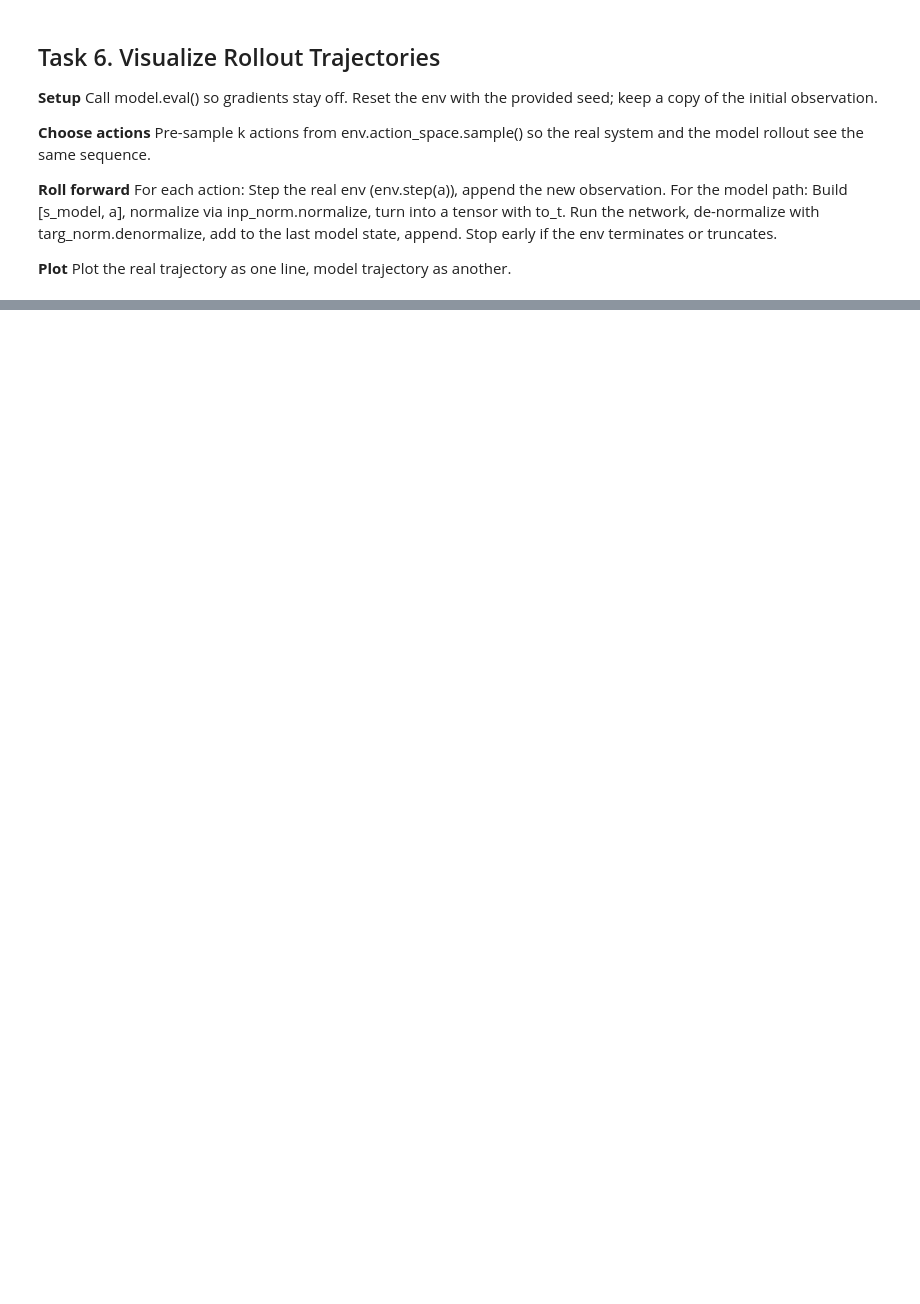
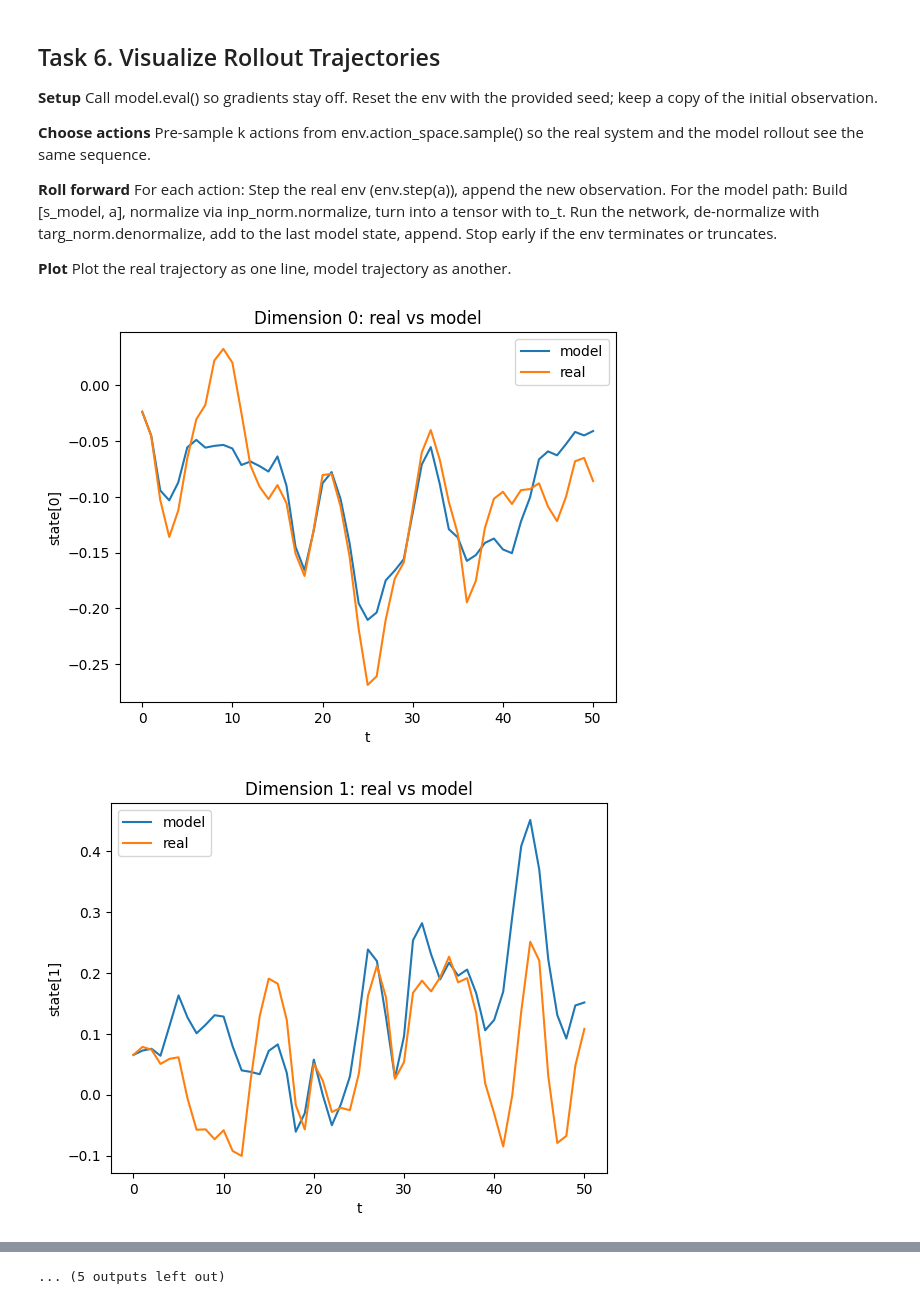
Before and after one commit to simkarwin/RL1, a Jupyter notebook: lab10_half_cheetah_dynamics.ipynb, the cells around one changed output, grey strips where cells are left out. Cells and saved outputs as stored; diff of their text form; code cells hidden in the pictures; blank space fills up the shorter version.

```diff
--- a/lab10_half_cheetah_dynamics.ipynb
+++ b/lab10_half_cheetah_dynamics.ipynb
@@ -349,10 +356,43 @@ Stop early if the env terminates or truncates.
 **Plot**
 Plot the real trajectory as one line, model trajectory as another.
 # %%
+from tqdm import tqdm
+def visualize_rollout(env, model, k=50, dims=(0, 5, 10), seed=2025):
+    model.eval()
+    s, _ = env.reset(seed=seed)
+    actions = [env.action_space.sample() for _ in range(k)]
 
-def visualize_rollout(env, model, k=50, dims=(0, 5, 10), seed=2025):
+    trajectory_real = [s.copy()]
+    trajectory_model = [s.copy()]
+    for t in tqdm(range(k)):
+        s_next_real, _, terminate, truncate, _ = env.step(actions[t])
+
+        xin = np.concatenate([trajectory_model[-1][None, :], actions[t][None, :]], axis=1)
+        xin_n = to_t(inp_norm.normalize(xin))
+        delta_n = model(xin_n).detach().numpy()
+        delta = targ_norm.denormalize(delta_n)[0]
+        s_next_model = trajectory_model[-1] + delta
+
+        trajectory_real.append(s_next_real.copy())
+        trajectory_model.append(s_next_model.copy())
+
+        if terminate or truncate: break
+
+    trajectory_real = np.array(trajectory_real)
+    trajectory_model = np.array(trajectory_model)
+
+    for d in dims:
+        plt.figure()
+        plt.plot(trajectory_model[:, d], label="model")
+        plt.plot(trajectory_real[:, d], label="real")
+        plt.title(f"Dimension {d}: real vs model")
+        plt.ylabel(f"state[{d}]")
+        plt.xlabel("t")
+        plt.legend()
+        plt.show()
     pass
 
-# Uncomment to visualize
-dims = list(range(1, 17))
-# visualize_rollout(env, model, k=50, dims=dims)#(qvel_start, qvel_start+1, qvel_start+2))
+visualize_rollout(env, model, k=50, dims=list(range(0, 17)))
+# %% [output]
+[figure, added]
+[figure, added]
@@ -359,3 +409,4 @@ dims = list(range(1, 17))
+... (5 outputs left out)
 # %% [markdown]
 
 ## 9. Answer the questions :
```
Also changed, not shown: parts of 4 cells of this notebook.
